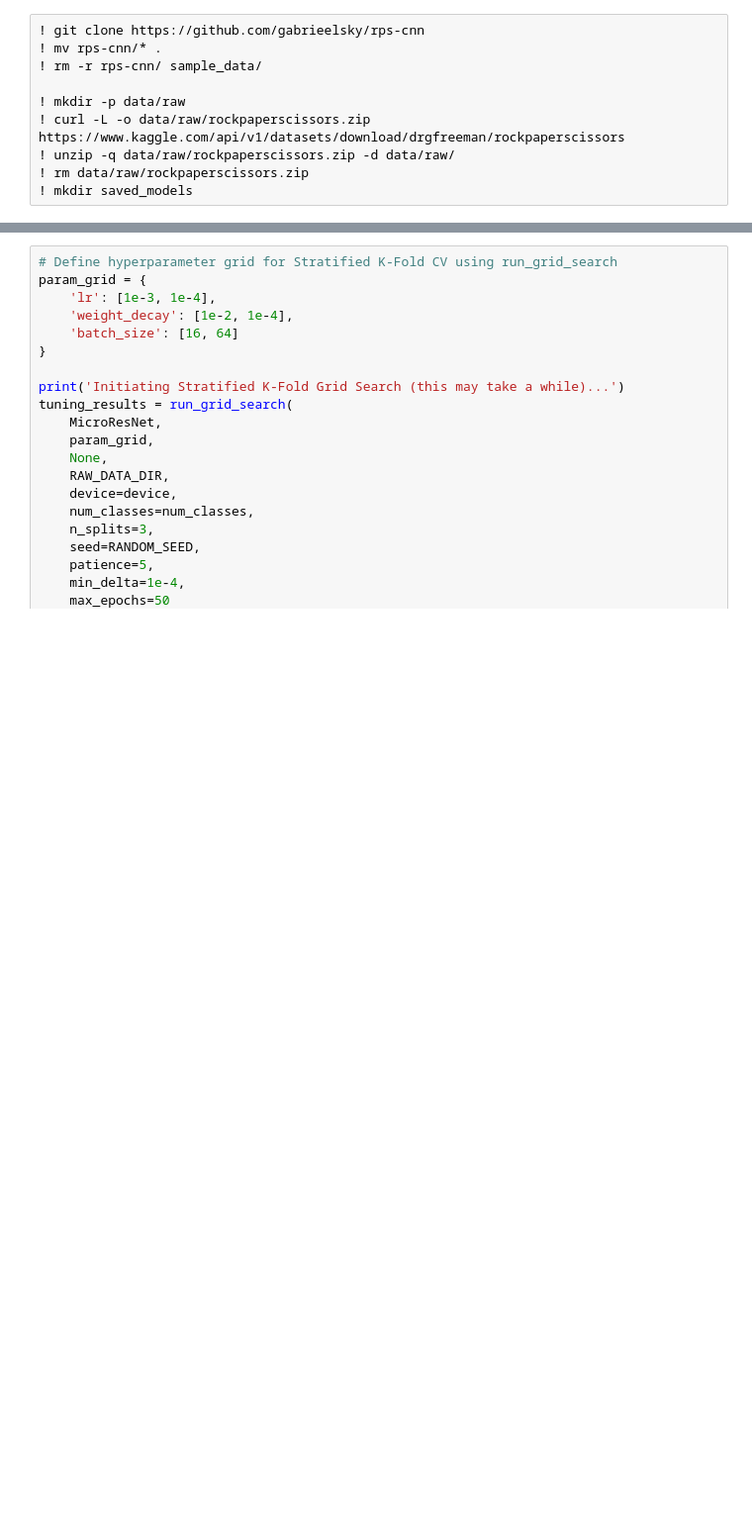
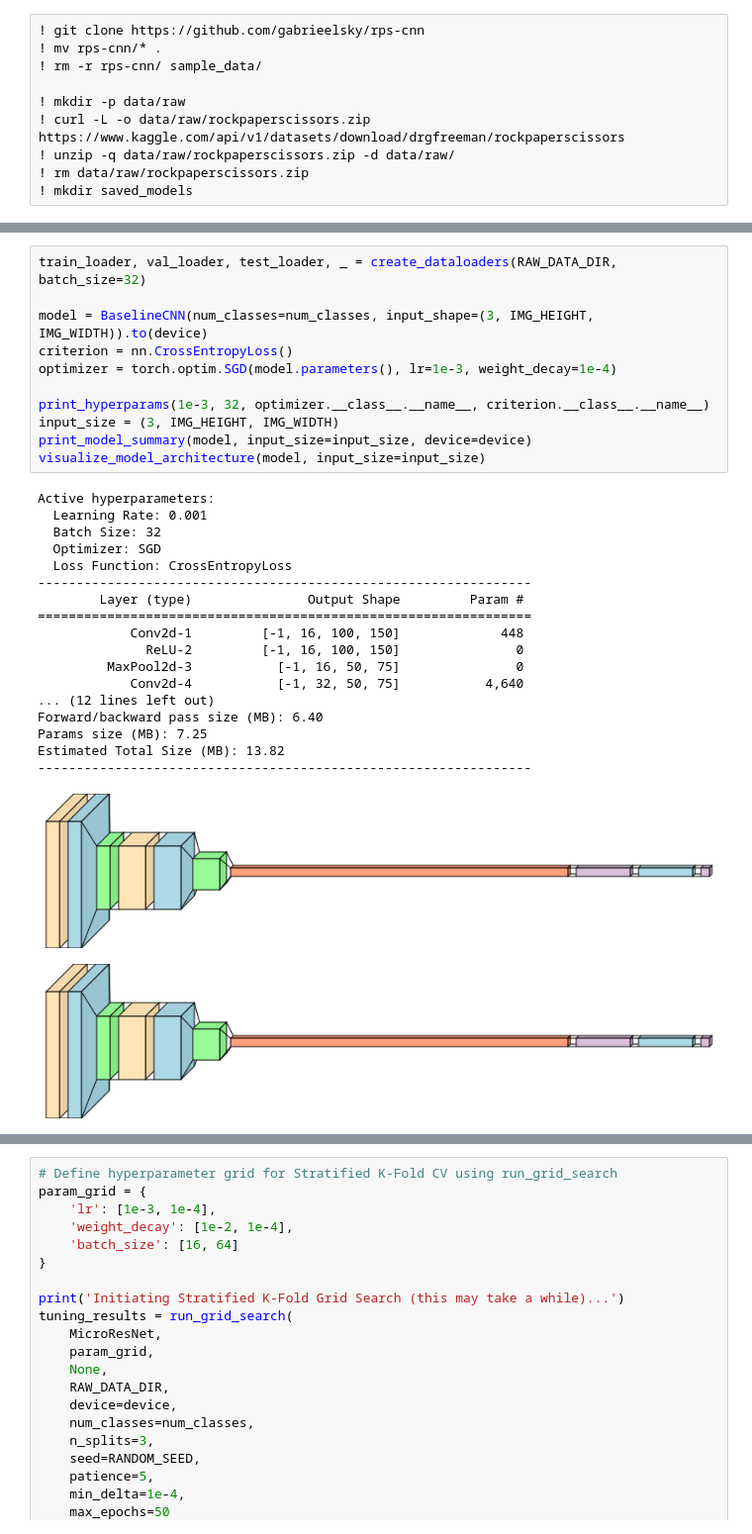
Before and after one commit to gabrieelsky/rps-cnn, a Jupyter notebook: main.ipynb, the cells around one changed output, grey strips where cells are left out. Shown at 99% size. Cells and saved outputs as stored; diff of their text form; blank space fills up the shorter version.

```diff
--- a/main.ipynb
+++ b/main.ipynb
@@ -39,4 +52,35 @@ print(f"{num_classes} classes found: {class_mapping}\n")
 Hardware configuration: Using device 'mps'
 
 3 classes found: {'paper': 0, 'rock': 1, 'scissors': 2}
+# %%
+train_loader, val_loader, test_loader, _ = create_dataloaders(RAW_DATA_DIR, batch_size=32)
+
+model = BaselineCNN(num_classes=num_classes, input_shape=(3, IMG_HEIGHT, IMG_WIDTH)).to(device)
+criterion = nn.CrossEntropyLoss()
+optimizer = torch.optim.SGD(model.parameters(), lr=1e-3, weight_decay=1e-4)
+
+print_hyperparams(1e-3, 32, optimizer.__class__.__name__, criterion.__class__.__name__)
+input_size = (3, IMG_HEIGHT, IMG_WIDTH)
+print_model_summary(model, input_size=input_size, device=device)
+visualize_model_architecture(model, input_size=input_size)
+# %% [output]
+Active hyperparameters:
+  Learning Rate: 0.001
+  Batch Size: 32
+  Optimizer: SGD
+  Loss Function: CrossEntropyLoss
+----------------------------------------------------------------
+        Layer (type)               Output Shape         Param #
+================================================================
+            Conv2d-1         [-1, 16, 100, 150]             448
+              ReLU-2         [-1, 16, 100, 150]               0
+         MaxPool2d-3           [-1, 16, 50, 75]               0
+            Conv2d-4           [-1, 32, 50, 75]           4,640
+... (12 lines left out)
+Forward/backward pass size (MB): 6.40
+Params size (MB): 7.25
+Estimated Total Size (MB): 13.82
+----------------------------------------------------------------
+[figure, added]
+[figure, added]
 # %%
```
Also changed, not shown: parts of 7 cells of this notebook, 3 other files.
